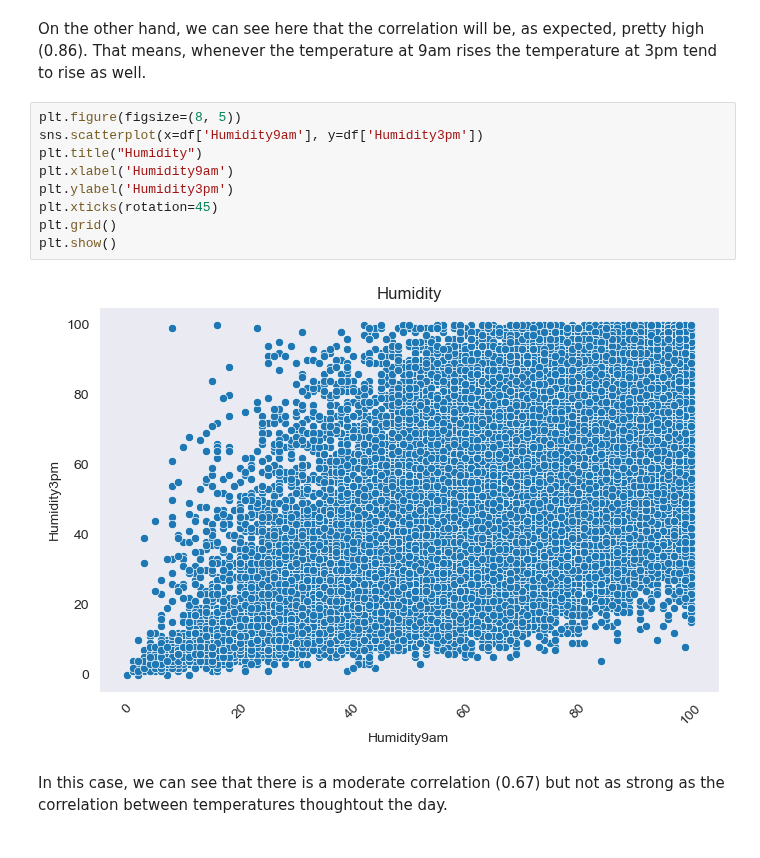
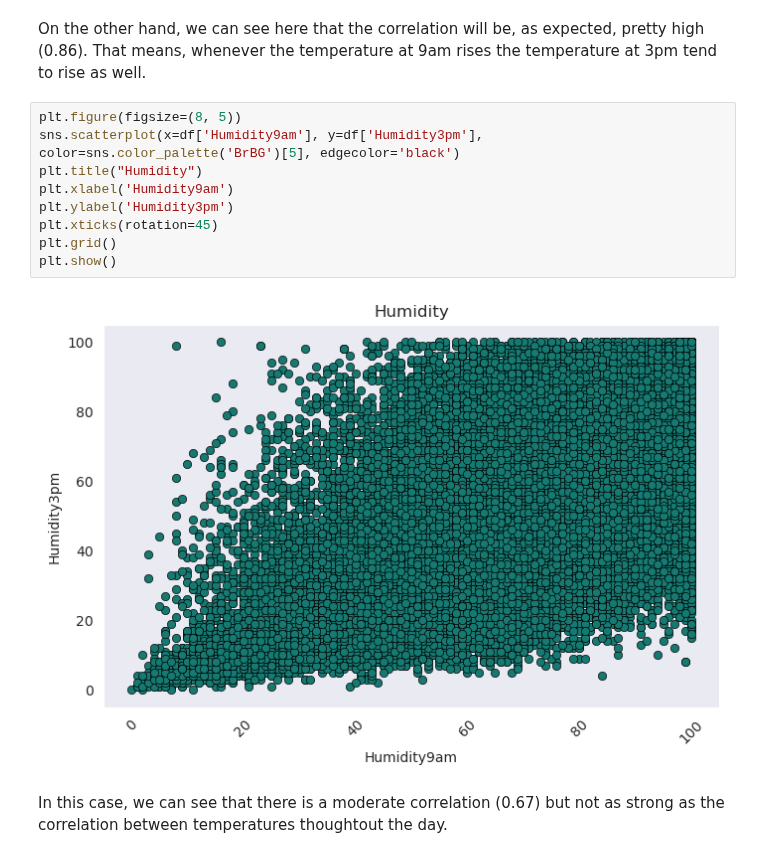
Before and after one commit to goncalobraga27/DAA, a Jupyter notebook: src/parte1/data_exploration/before_preparation.ipynb, the cells around one changed output. Saved outputs shown, nothing was run; the diff lists cells and outputs as text.

```diff
--- a/src/parte1/data_exploration/before_preparation.ipynb
+++ b/src/parte1/data_exploration/before_preparation.ipynb
@@ -479,15 +441,15 @@ plt.show()
 On the other hand, we can see here that the correlation will be, as expected, pretty high (0.86). That means, whenever the temperature at 9am rises the temperature at 3pm tend to rise as well.
 # %%
 plt.figure(figsize=(8, 5))
-sns.scatterplot(x=df['Humidity9am'], y=df['Humidity3pm'])
+sns.scatterplot(x=df['Humidity9am'], y=df['Humidity3pm'], color=sns.color_palette('BrBG')[5], edgecolor='black')
 plt.title("Humidity")
 plt.xlabel('Humidity9am')
 plt.ylabel('Humidity3pm')
 plt.xticks(rotation=45)
 plt.grid()
 plt.show()
 # %% [output]
-[figure, old version]
+[figure, new version]
 # %% [markdown]
 In this case, we can see that there is a moderate correlation (0.67) but not as strong as the correlation between temperatures thoughtout the day.
 # %%
```
Also changed, not shown: parts of 23 cells of this notebook.
